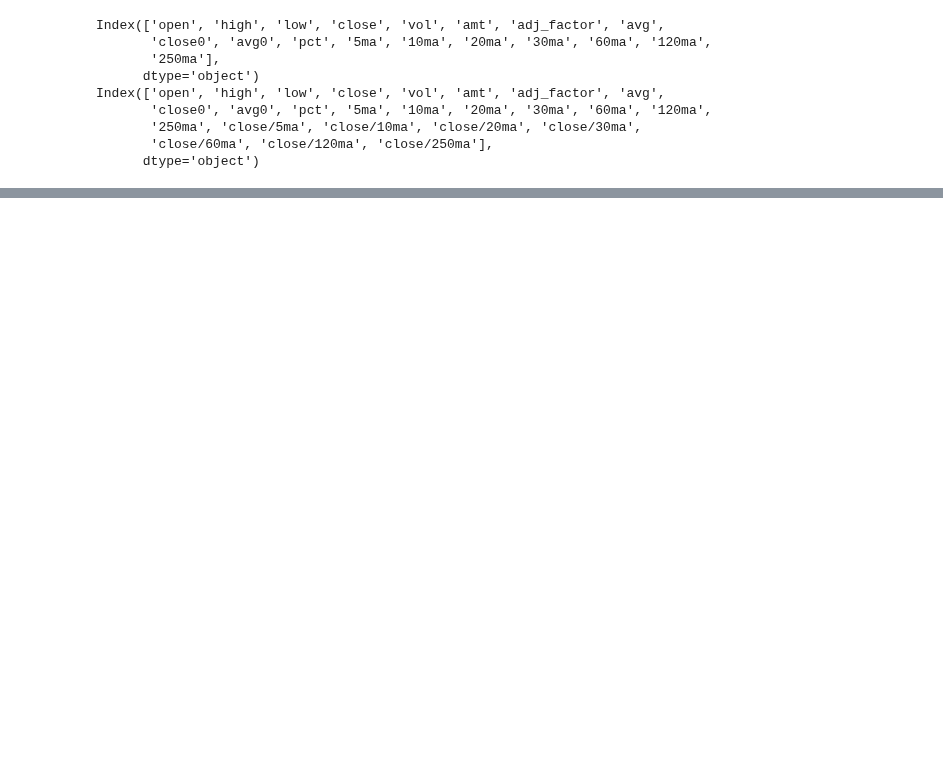
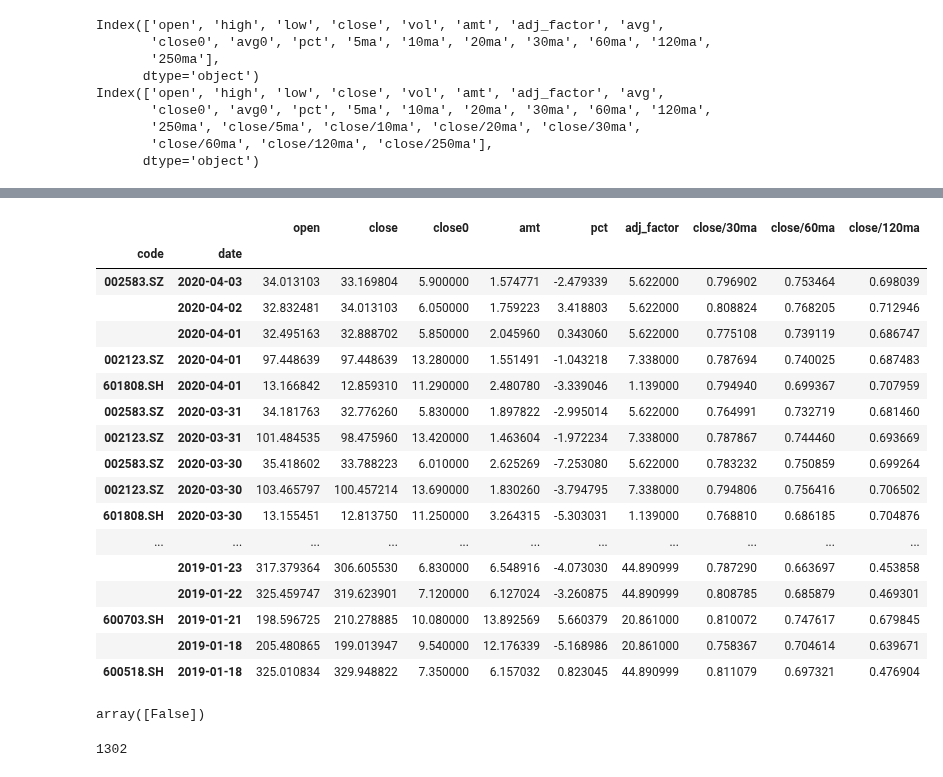
Before and after one commit to Bantorra0/Quant, a Jupyter notebook: long_trend_oversold_analysis.ipynb, the cells around one changed output, grey strips where cells are left out. Drawn from its saved outputs; the diff is of its cells as text; code cells hidden in the pictures; blank space fills up the shorter version.

```diff
--- a/long_trend_oversold_analysis.ipynb
+++ b/long_trend_oversold_analysis.ipynb
@@ -48,9 +45,9 @@ memory usage: 220.4 MB
 # %%
-# df_d_basic = dbop.create_df(cursor, STOCK_DAILY_BASIC[TABLE], start=start)
-# df_d_basic = dp.prepare_stock_d_basic(df_d_basic)
-# #
-# df_d_basic["pb*pe_ttm"] = df_d_basic["pb"] * df_d_basic["pe_ttm"]
-# df_d_basic["pb*pe"] = df_d_basic["pb"] * df_d_basic["pe"]
+df_d_basic = dbop.create_df(cursor, STOCK_DAILY_BASIC[TABLE], start=start)
+df_d_basic = dp.prepare_stock_d_basic(df_d_basic)
+#
+df_d_basic["pb*pe_ttm"] = df_d_basic["pb"] * df_d_basic["pe_ttm"]
+df_d_basic["pb*pe"] = df_d_basic["pb"] * df_d_basic["pe"]
 
 df_d_basic = df_d_basic.astype('float32')
 print(df_d_basic.columns)
@@ -96,4 +93,4 @@ Index(['open', 'high', 'low', 'close', 'vol', 'amt', 'adj_factor', 'avg',
        'close/60ma', 'close/120ma', 'close/250ma'],
       dtype='object')
 # %%
-# df = df.join(df_d_basic.drop(columns='close'),how='inner')
+df = df.join(df_d_basic.drop(columns='close'),how='inner')
@@ -107,7 +102,7 @@ Index(['open', 'high', 'low', 'close', 'vol', 'amt', 'adj_factor', 'avg',
 #                 ]
 # print(df['turnover_rate_f'].head())
 # df['p10mean_turnover_rate_f'] = df.reset_index('code').groupby('code')['turnover_rate_f'].rolling(10).mean()
-stock_mask = (df['circ_mv']>50e4) & (df['total_mv']>100e4) & (df['close']>5) & (df['p10mean_turnover_rate_f']<5)
+stock_mask = (df['circ_mv']>50e4) & (df['total_mv']>100e4) & (df['close0']>5) & (df['p10mean_turnover_rate_f']<5) & (df['amt']>0.5)
 print(stock_mask.sum(),stock_mask.mean())
 # print(len(index))
 # %% [output]
@@ -119,0 +160,17 @@ ml.assess
+# %%
+# strategy_mask = (
+#     (df['close/120ma']<0.7)
+#     & (df['close/60ma']<0.75) & (df['close/60ma']>0.55)
+#     & (df['close/30ma']<0.79)
+#     & (df['close/20ma']<0.82)
+#     & (df['close/5ma']<0.95)
+#                 )
+strategy_mask = (
+    (df['close/120ma']<0.72)
+    & (df['close/60ma']<0.77)
+    & (df['close/60ma']>0.55)
+    & (df['close/30ma']<0.82)
+#     & (df['close/20ma']<0.82)
+#     & (df['close/5ma']<0.95)
+                )
+print(strategy_mask.sum())
@@ -119,0 +220,34 @@ ml.assess
+# %%
+df.loc[stock_mask & strategy_mask,['open','close','close0','amt','pct','adj_factor','close/30ma','close/60ma','close/120ma']].sort_values('date',ascending=False)[:50]
+# %% [output]
+|  |  | open | close | close0 | amt | pct | adj_factor | close/30ma | close/60ma | close/120ma |
+| code | date |  |  |  |  |  |  |  |  |  |
+| 002583.SZ | 2020-04-03 | 34.013103 | 33.169804 | 5.900000 | 1.574771 | -2.479339 | 5.622000 | 0.796902 | 0.753464 | 0.698039 |
+|  | 2020-04-02 | 32.832481 | 34.013103 | 6.050000 | 1.759223 | 3.418803 | 5.622000 | 0.808824 | 0.768205 | 0.712946 |
+|  | 2020-04-01 | 32.495163 | 32.888702 | 5.850000 | 2.045960 | 0.343060 | 5.622000 | 0.775108 | 0.739119 | 0.686747 |
+| 002123.SZ | 2020-04-01 | 97.448639 | 97.448639 | 13.280000 | 1.551491 | -1.043218 | 7.338000 | 0.787694 | 0.740025 | 0.687483 |
+| 601808.SH | 2020-04-01 | 13.166842 | 12.859310 | 11.290000 | 2.480780 | -3.339046 | 1.139000 | 0.794940 | 0.699367 | 0.707959 |
+| 002583.SZ | 2020-03-31 | 34.181763 | 32.776260 | 5.830000 | 1.897822 | -2.995014 | 5.622000 | 0.764991 | 0.732719 | 0.681460 |
+| 002123.SZ | 2020-03-31 | 101.484535 | 98.475960 | 13.420000 | 1.463604 | -1.972234 | 7.338000 | 0.787867 | 0.744460 | 0.693669 |
+| 002583.SZ | 2020-03-30 | 35.418602 | 33.788223 | 6.010000 | 2.625269 | -7.253080 | 5.622000 | 0.783232 | 0.750859 | 0.699264 |
+| 002123.SZ | 2020-03-30 | 103.465797 | 100.457214 | 13.690000 | 1.830260 | -3.794795 | 7.338000 | 0.794806 | 0.756416 | 0.706502 |
+| 601808.SH | 2020-03-30 | 13.155451 | 12.813750 | 11.250000 | 3.264315 | -5.303031 | 1.139000 | 0.768810 | 0.686185 | 0.704876 |
+| ... | ... | ... | ... | ... | ... | ... | ... | ... | ... | ... |
+|  | 2019-01-23 | 317.379364 | 306.605530 | 6.830000 | 6.548916 | -4.073030 | 44.890999 | 0.787290 | 0.663697 | 0.453858 |
+|  | 2019-01-22 | 325.459747 | 319.623901 | 7.120000 | 6.127024 | -3.260875 | 44.890999 | 0.808785 | 0.685879 | 0.469301 |
+| 600703.SH | 2019-01-21 | 198.596725 | 210.278885 | 10.080000 | 13.892569 | 5.660379 | 20.861000 | 0.810072 | 0.747617 | 0.679845 |
+|  | 2019-01-18 | 205.480865 | 199.013947 | 9.540000 | 12.176339 | -5.168986 | 20.861000 | 0.758367 | 0.704614 | 0.639671 |
+| 600518.SH | 2019-01-18 | 325.010834 | 329.948822 | 7.350000 | 6.157032 | 0.823045 | 44.890999 | 0.811079 | 0.697321 | 0.476904 |
+# %%
+df_r[df_r['r'].isnull()].is_selled.unique()
+# %% [output]
+array([False])
+# %%
+index = df_d.index[(df_d['close/120ma']<=0.69)
+                 & (df_d['close/30ma']<=0.778)
+                 & (df_d['close/60ma']<=0.65)
+                 & (df_d['close/60ma']>=0.55)
+                ]
+print(len(index))
+# %% [output]
+1302
```
Also changed, not shown: parts of 22 cells of this notebook, 4 other files.
